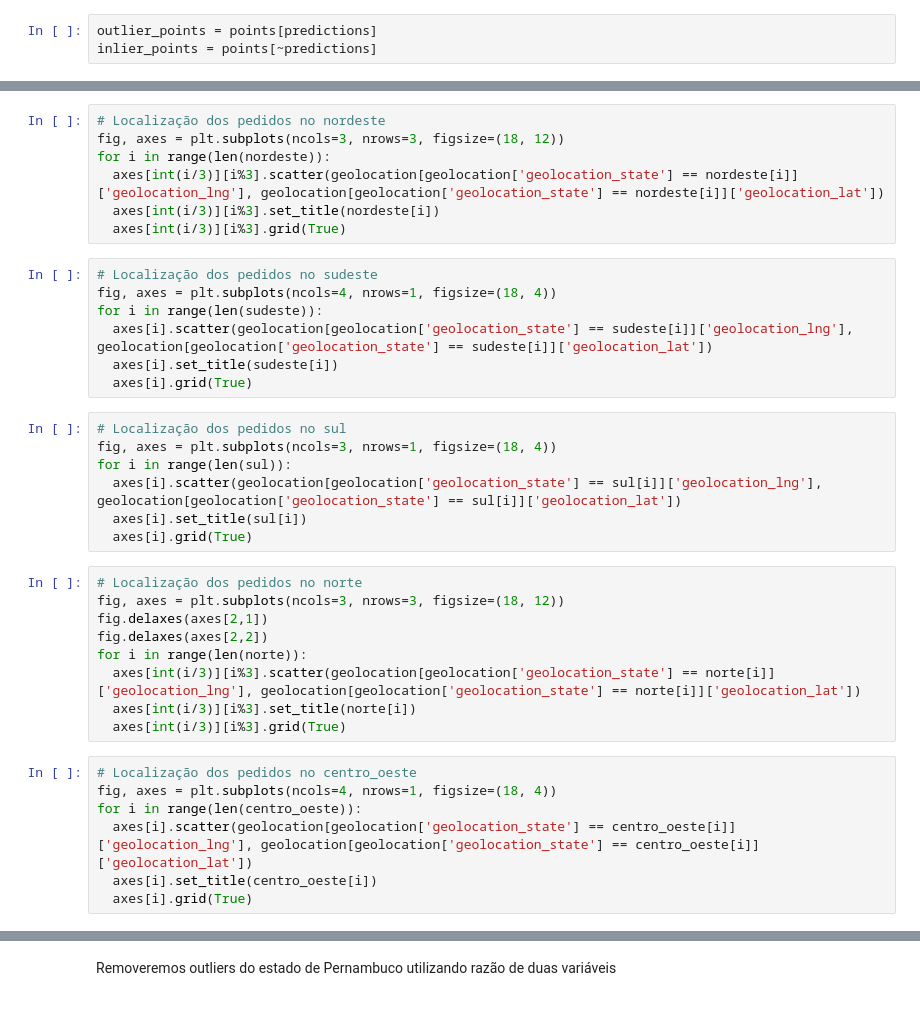
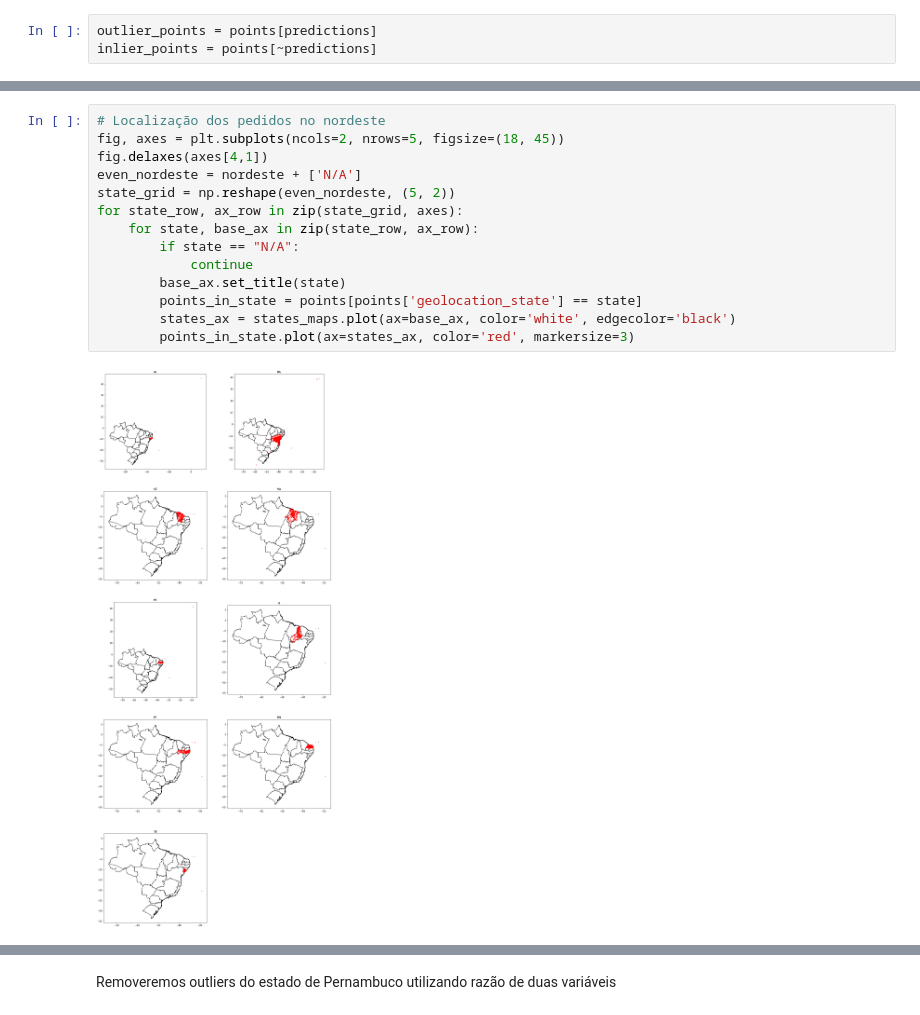
Before and after one commit to AdsonRamos/if697-2020.2, a Jupyter notebook: Projeto_IF697.ipynb, the cells around one changed output, grey strips where cells are left out. Drawn from its saved outputs; the diff is of its cells as text.

```diff
--- a/Projeto_IF697.ipynb
+++ b/Projeto_IF697.ipynb
@@ -136,37 +334,16 @@ plt.show()
-# %%
-# Localização dos pedidos no nordeste
-fig, axes = plt.subplots(ncols=3, nrows=3, figsize=(18, 12))
-for i in range(len(nordeste)):
-  axes[int(i/3)][i%3].scatter(geolocation[geolocation['geolocation_state'] == nordeste[i]]['geolocation_lng'], geolocation[geolocation['geolocation_state'] == nordeste[i]]['geolocation_lat'])
-  axes[int(i/3)][i%3].set_title(nordeste[i])
-  axes[int(i/3)][i%3].grid(True)
-# %%
-# Localização dos pedidos no sudeste
-fig, axes = plt.subplots(ncols=4, nrows=1, figsize=(18, 4))
-for i in range(len(sudeste)):
-  axes[i].scatter(geolocation[geolocation['geolocation_state'] == sudeste[i]]['geolocation_lng'], geolocation[geolocation['geolocation_state'] == sudeste[i]]['geolocation_lat'])
-  axes[i].set_title(sudeste[i])
-  axes[i].grid(True)
-# %%
-# Localização dos pedidos no sul
-fig, axes = plt.subplots(ncols=3, nrows=1, figsize=(18, 4))
-for i in range(len(sul)):
-  axes[i].scatter(geolocation[geolocation['geolocation_state'] == sul[i]]['geolocation_lng'], geolocation[geolocation['geolocation_state'] == sul[i]]['geolocation_lat'])
-  axes[i].set_title(sul[i])
-  axes[i].grid(True)
-# %%
-# Localização dos pedidos no norte
-fig, axes = plt.subplots(ncols=3, nrows=3, figsize=(18, 12))
-fig.delaxes(axes[2,1])
-fig.delaxes(axes[2,2])
-for i in range(len(norte)):
-  axes[int(i/3)][i%3].scatter(geolocation[geolocation['geolocation_state'] == norte[i]]['geolocation_lng'], geolocation[geolocation['geolocation_state'] == norte[i]]['geolocation_lat'])
-  axes[int(i/3)][i%3].set_title(norte[i])
-  axes[int(i/3)][i%3].grid(True)
-# %%
-# Localização dos pedidos no centro_oeste
-fig, axes = plt.subplots(ncols=4, nrows=1, figsize=(18, 4))
-for i in range(len(centro_oeste)):
-  axes[i].scatter(geolocation[geolocation['geolocation_state'] == centro_oeste[i]]['geolocation_lng'], geolocation[geolocation['geolocation_state'] == centro_oeste[i]]['geolocation_lat'])
-  axes[i].set_title(centro_oeste[i])
-  axes[i].grid(True)
+# %%
+# Localização dos pedidos no nordeste
+fig, axes = plt.subplots(ncols=2, nrows=5, figsize=(18, 45))
+fig.delaxes(axes[4,1])
+even_nordeste = nordeste + ['N/A']
+state_grid = np.reshape(even_nordeste, (5, 2))
+for state_row, ax_row in zip(state_grid, axes):
+    for state, base_ax in zip(state_row, ax_row):
+        if state == "N/A":
+            continue
+        base_ax.set_title(state)
+        points_in_state = points[points['geolocation_state'] == state]
+        states_ax = states_maps.plot(ax=base_ax, color='white', edgecolor='black')
+        points_in_state.plot(ax=states_ax, color='red', markersize=3)
+# %% [output]
+[figure, added]
```
Also changed, not shown: parts of 53 cells of this notebook.
